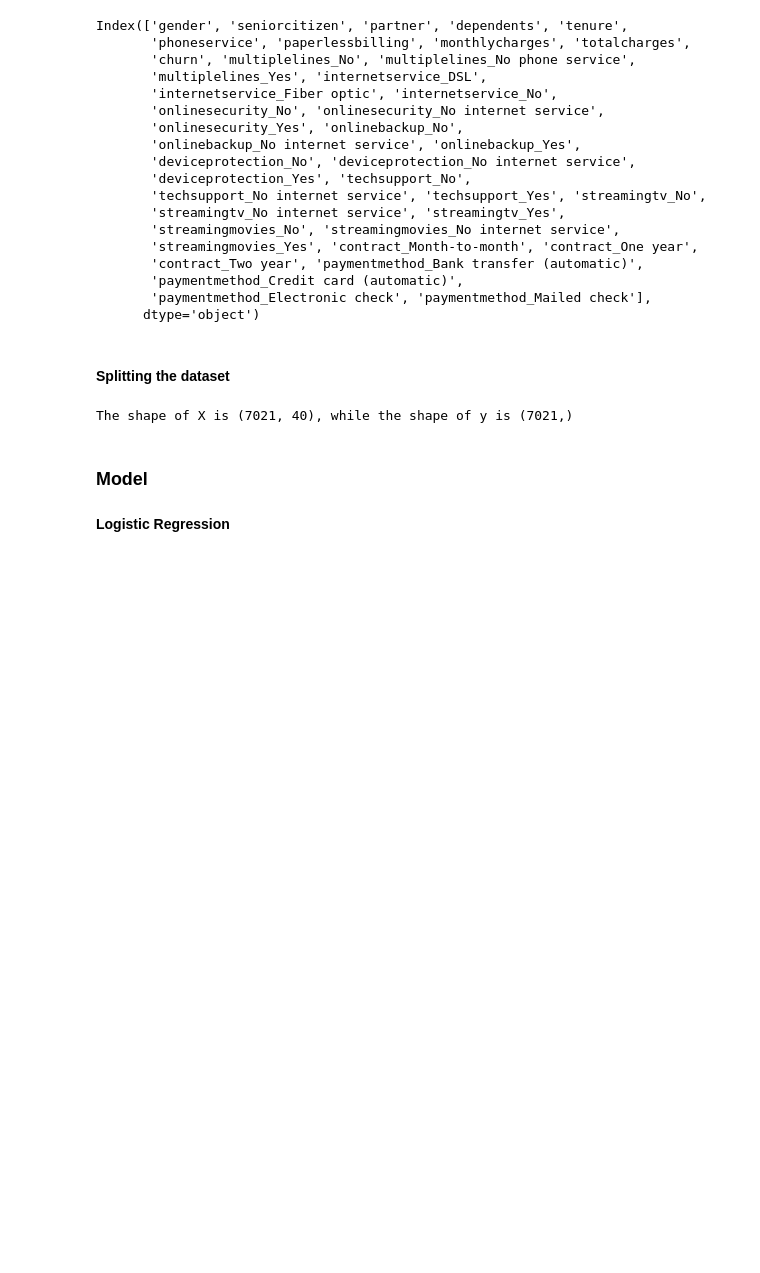
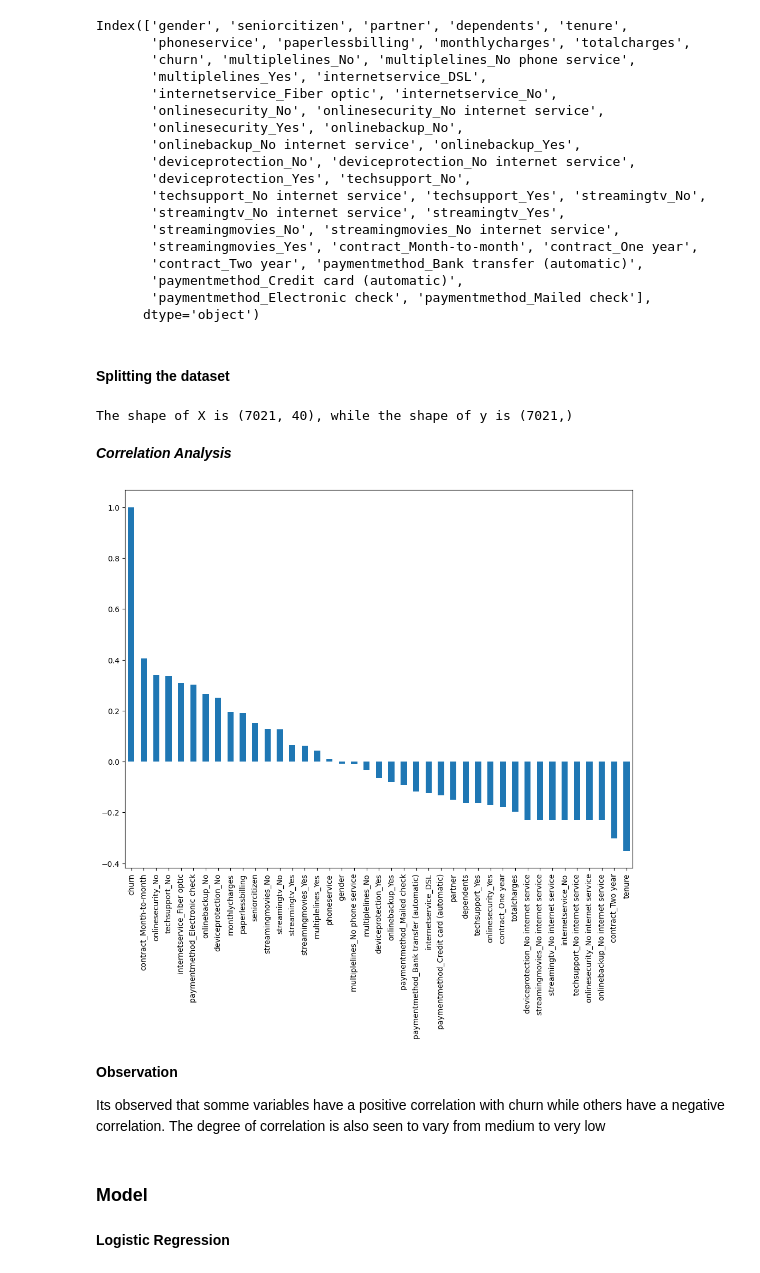
Before and after one commit to Sam1522/Predicting-Telco-Customer-Churn, a Jupyter notebook: Customer Churn Prediction.ipynb, the cells around one changed output. Cells and saved outputs as stored; diff of their text form; code cells hidden in the pictures; blank space fills up the shorter version.

```diff
--- a/Customer Churn Prediction.ipynb
+++ b/Customer Churn Prediction.ipynb
@@ -699,6 +699,19 @@ The shape of X is (7021, 40), while the shape of y is (7021,)
 # Spliting the data into train and test datasets
 from sklearn.model_selection import train_test_split
 X_train, X_test, y_train, y_test=train_test_split(X, y, test_size=0.2, random_state=42)
+# %% [markdown]
+***Correlation Analysis***
+# %%
+plt.figure(figsize=(12, 9))
+cust_encoded.corr()["churn"].sort_values(ascending=False).plot(kind="bar")
+plt.savefig("correlation_png", dpi=300)
+plt.show()
+# %% [output]
+[figure, added]
+# %% [markdown]
+**Observation**
+
+Its observed that somme variables have a positive correlation with churn while others have a negative correlation. The degree of correlation is also seen to vary from medium to very low
 # %% [markdown]
 ### Model
 # %% [markdown]
```
Also changed, not shown: parts of 4 cells of this notebook.
